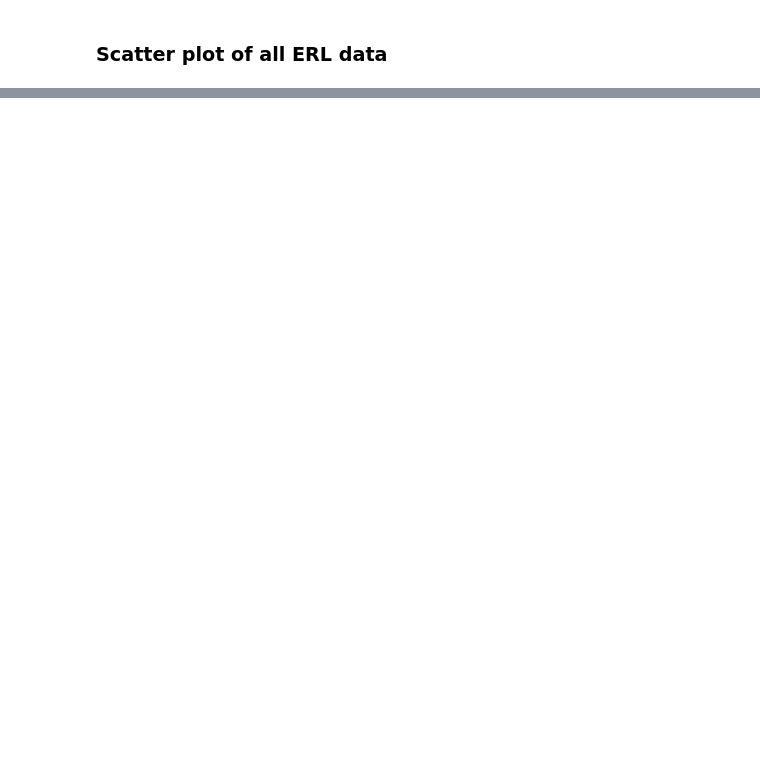
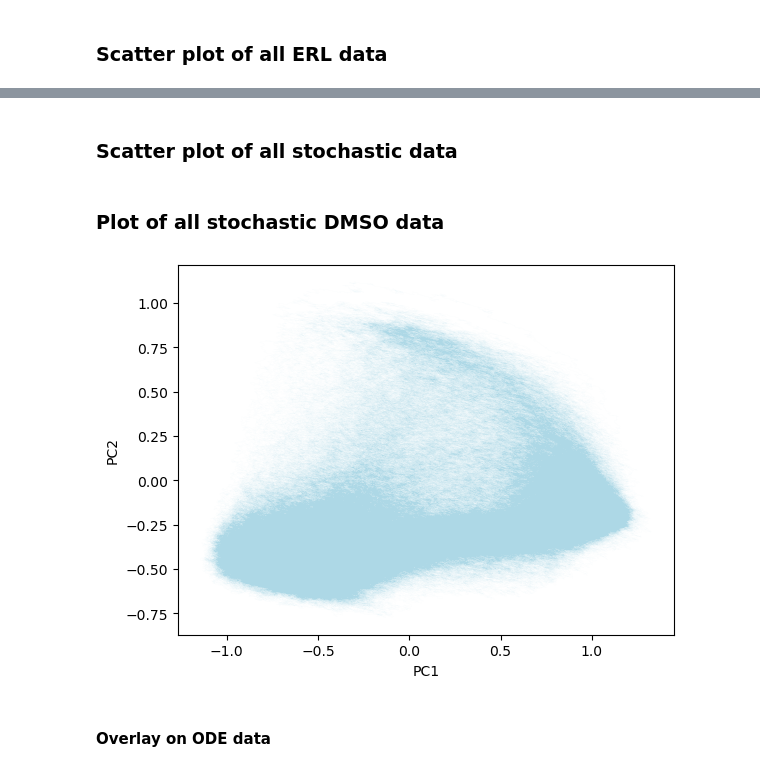
Before and after one commit to QuLab-VU/ECM_cell_cycle_model, a Jupyter notebook: model_analysis_victoria/PCA_analysis.ipynb, the cells around one changed output, grey strips where cells are left out. Cells and saved outputs as stored; diff of their text form; code cells hidden in the pictures; blank space fills up the shorter version.

```diff
--- a/model_analysis_victoria/PCA_analysis.ipynb
+++ b/model_analysis_victoria/PCA_analysis.ipynb
@@ -208,0 +275,7 @@ plt.show()
+# %%
+# All data together
+data_stoch = pd.concat([data_DMSO_stoch, data_ERL_stoch], axis=0)
+data_stoch.columns = ["Time", "skp2", "p21", "pp21", "cdh1", "myc", "cycD", "cycD-p21",
+    "Rb", "pRb", "E2F", "E2F-Rb", "cycE", "cycE-p21", "cycA", "cycA-p21",
+    "cycB", "cycB-p21", "cdc20"]
+data_stoch
@@ -208,0 +296,7 @@ plt.show()
+# %%
+# use the pca on all the data (without the time column)
+principalComponents_stoch = pca.transform(data_stoch.iloc[:,1:])
+
+# add results to a dataframe
+principal_stoch = pd.DataFrame(data = principalComponents_stoch, columns = ['principal component 1', 'principal component 2'])
+principal_stoch
@@ -208,0 +317,2 @@ plt.show()
+# %% [markdown]
+### Scatter plot of all stochastic data
@@ -208,0 +326,15 @@ plt.show()
+# %% [markdown]
+### Plot of all stochastic DMSO data
+# %%
+# Plot of DMSO PCA results
+
+DMSO_upper_stoch = int(len(data_DMSO_stoch) - 1)
+
+fig = plt.plot(principal_stoch.iloc[0:DMSO_upper_stoch, 0], principal_stoch.iloc[0:DMSO_upper_stoch, 1], c='lightblue', lw=0.01)
+plt.xlabel('PC1')
+plt.ylabel('PC2')
+plt.show()
+# %% [output]
+[figure, added]
+# %% [markdown]
+#### Overlay on ODE data
```
Also changed, not shown: parts of 31 cells of this notebook, 2 other files.
